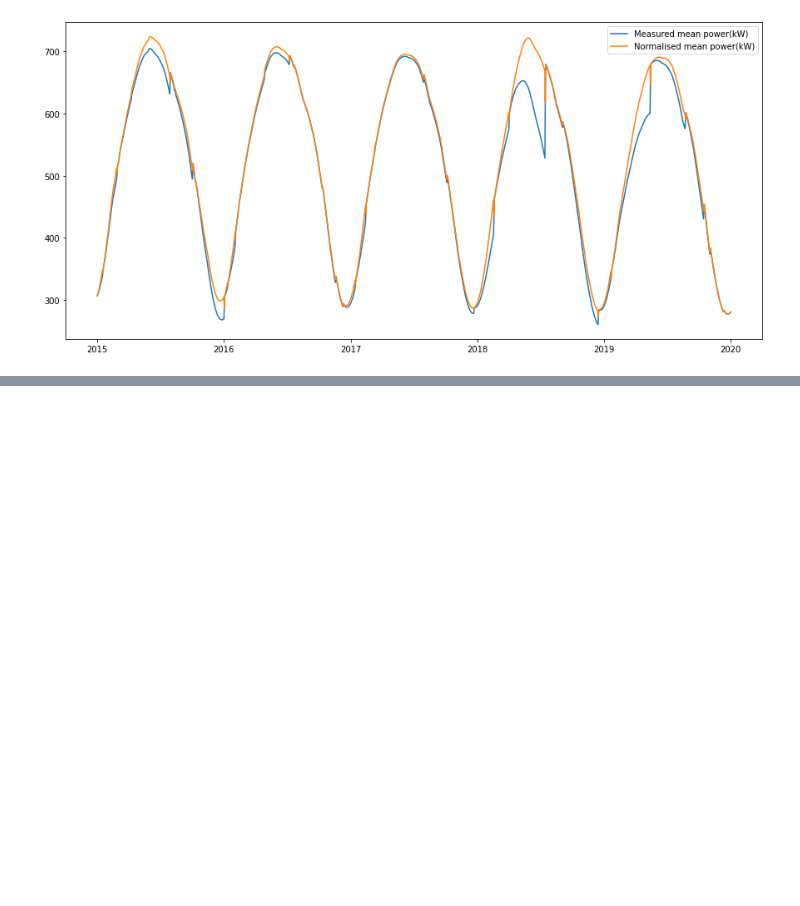
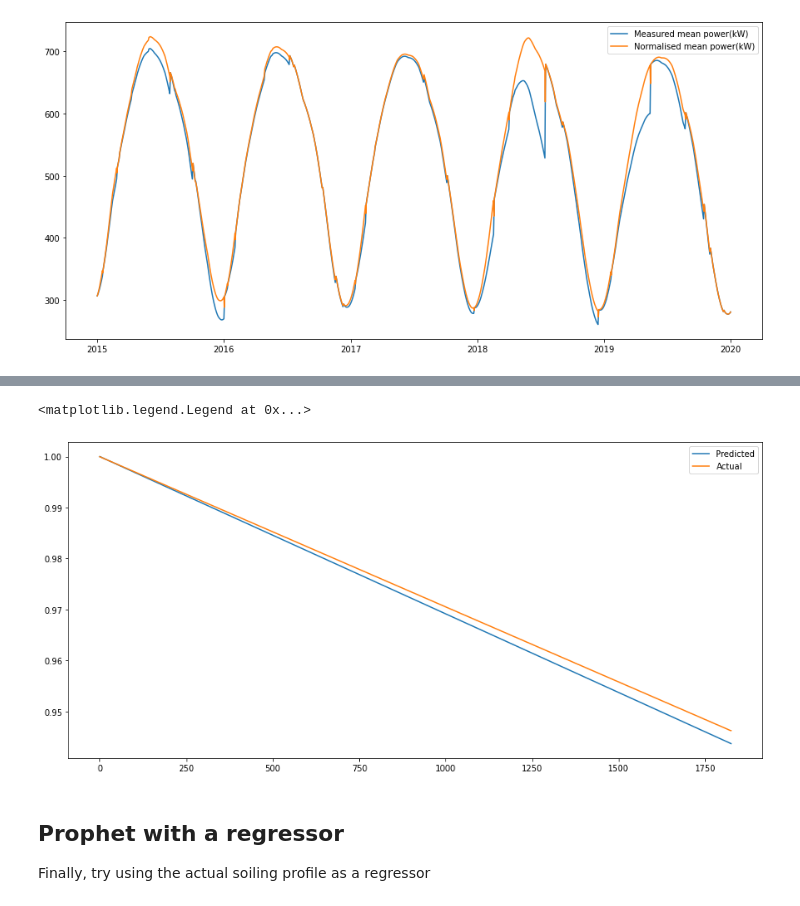
Before and after one commit to Rufski/S2DS-EPRI, a Jupyter notebook: notebooks/3.1-jj-soiling_profile.ipynb, the cells around one changed output, grey strips where cells are left out. Saved outputs shown, nothing was run; the diff lists cells and outputs as text; code cells hidden in the pictures; blank space fills up the shorter version.

```diff
--- a/notebooks/3.1-jj-soiling_profile.ipynb
+++ b/notebooks/3.1-jj-soiling_profile.ipynb
@@ -60,0 +139,12 @@ ax.legend()
+# %%
+_, ax = plt.subplots(figsize=(15,7))
+ax.plot(line, label="Predicted")
+ax.plot(df.Degradation.to_numpy(), label="Actual")
+ax.legend()
+# %% [output]
+<matplotlib.legend.Legend at 0x...>
+[figure, added]
+# %% [markdown]
+## Prophet with a regressor
+
+Finally, try using the actual soiling profile as a regressor
```
Also changed, not shown: parts of 22 cells of this notebook.
